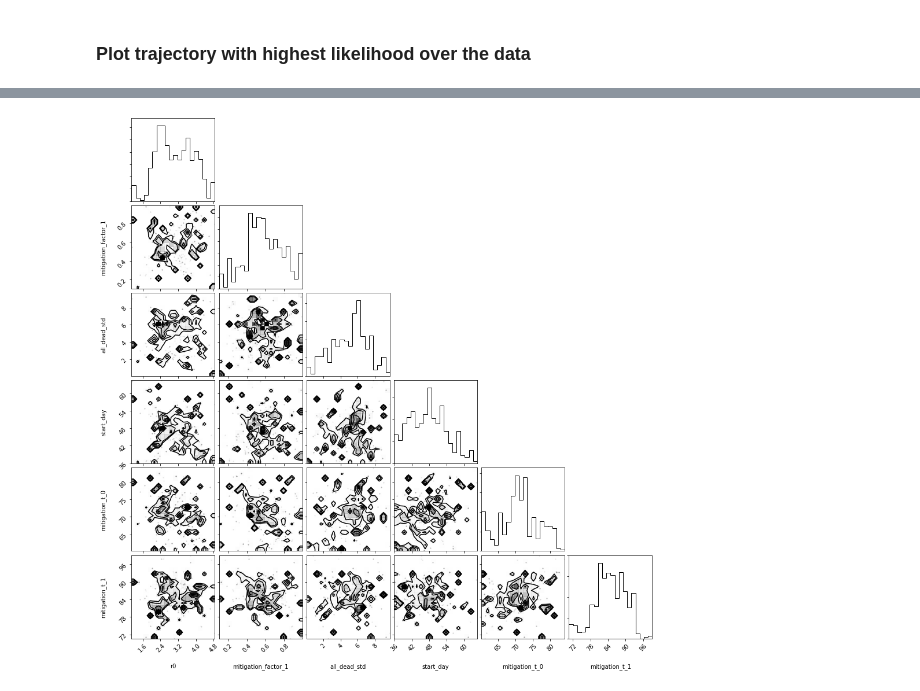
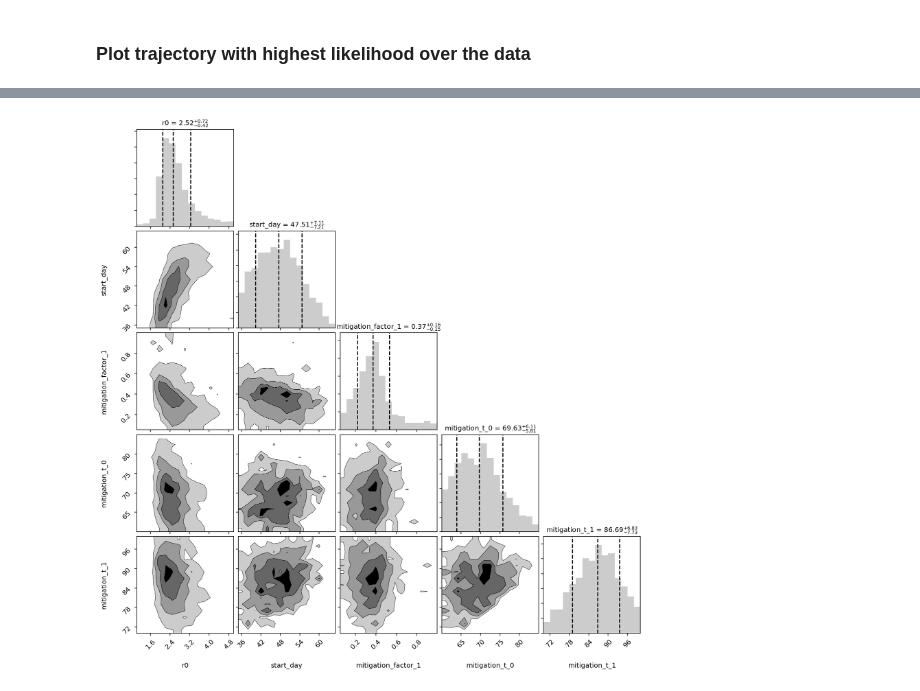
Before and after one commit to uiuc-covid19-modeling/pydemic, a Jupyter notebook: examples/calibration.ipynb, the cells around one changed output, grey strips where cells are left out. Drawn from its saved outputs; the diff is of its cells as text; code cells hidden in the pictures.

````diff
--- a/examples/calibration.ipynb
+++ b/examples/calibration.ipynb
@@ -5,7 +21,7 @@ In this example, we load public data from the covidtracking.com for Illinois. Th
 # %%
 from pydemic.data.united_states import covid_tracking
-data = covid_tracking("Illinois")
-display(data)
+all_data = covid_tracking("Illinois")
+all_data
 # %% [output]
 |  | positive | negative | pending | hospitalized | hospitalized_cumulative | critical | in_icu_cumulative | ... |
 | date |  |  |  |  |  |  |  | ... |
@@ -24,17 +40,13 @@ display(data)
 # %% [markdown]
 The SEIR++ model is defined as [SEIRPlusPlusSimulation](https://pydemic.readthedocs.io/en/latest/ref_models.html#pydemic.models.SEIRPlusPlusSimulation) in ```pydemic.models```, and outputs several healthcare system trackers. In this example, we'll calibrate on the number of occupied hospital (non-ICU) beds, the number of occupied ICU beds, and the total number of COVID-related deaths per day.
 # %%
-from pandas.plotting import register_matplotlib_converters
-register_matplotlib_converters()
-
 import matplotlib.pyplot as plt
-data_to_fit = data.loc[:, ['hospitalized', 'critical', 'all_dead_incr']]
-#data_to_fit['hospitalized'] = data['hospitalized_currently']
+data = all_data.loc[:, ['hospitalized', 'critical', 'all_dead_incr']]
 
 fig, ax = plt.subplots(1, 1, figsize=(8, 6))
-ax.plot(data_to_fit.index, data_to_fit.hospitalized, 'xm', ms=4, label='hospitalized')
-ax.plot(data_to_fit.index, data_to_fit.critical, 'xg', ms=4, label='critical')
-ax.plot(data_to_fit.index, data_to_fit.all_dead_incr, 'xb', ms=4, label='daily deaths')
+ax.plot(data.index, data.hospitalized, 'xm', ms=4, label='hospitalized')
+ax.plot(data.index, data.critical, 'xg', ms=4, label='critical')
+ax.plot(data.index, data.all_dead_incr, 'xb', ms=4, label='daily deaths')
 
 ax.legend(fontsize=14)
 ax.tick_params(labelsize=14)
@@ -156,3 +175,16 @@ sampler = estimator.sample_emcee(n_steps, n_walkers)
+# %%
+n_steps = 1000
+n_walkers = 256
+
+import emcee.moves
+moves = [
+    (emcee.moves.KDEMove(), 0.4),
+    (emcee.moves.DEMove(), 0.4),
+    (emcee.moves.DESnookerMove(), 0.2)
+]
+
+np.seterr(invalid='ignore')
+sampler = estimator.sample_emcee(n_steps, n_walkers, moves=moves)
 # %% [markdown]
 ## Explore the properties of the posterior distribution
 
@@ -193,9 +230,19 @@ fig.autofmt_xdate()
 # %%
 from corner import corner
 import pandas as pd
 
 cols = [par.name for par in sample_parameters]
 samples_df = pd.DataFrame(flat_chain, columns=cols)
-corner(samples_df.iloc[:, [0, 4, -1, 1, 2, 3]]) ;
+corner_params = ['r0', 'start_day', 'mitigation_factor_1', 'mitigation_t_0', 'mitigation_t_1']
+fig = corner(
+    samples_df.loc[:, corner_params],
+    quantiles=[0.16, 0.5, 0.84],
+    fill_contours=True, plot_contours=True,
+    plot_density=False, plot_datapoints=False,
+    bins=15,
+    hist_kwargs=dict(histtype='stepfilled', alpha=.2),
+    contour_kwargs=dict(linewidths=.4),
+    show_titles=True, title_kwargs={"fontsize": 10},
+)
 # %% [output]
-[figure, old version]
+[figure, new version]
````
Also changed, not shown: parts of 17 cells of this notebook, 2 other files.
